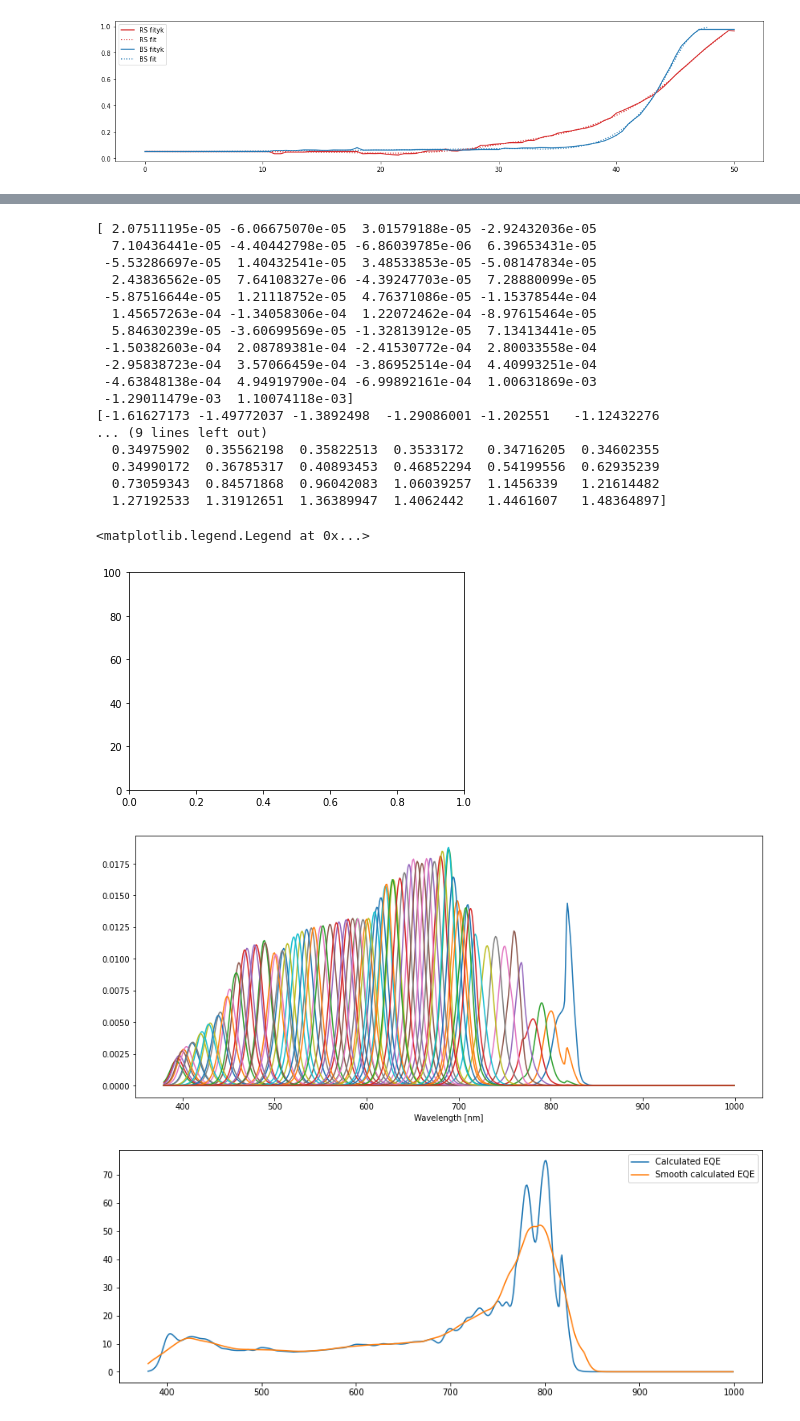
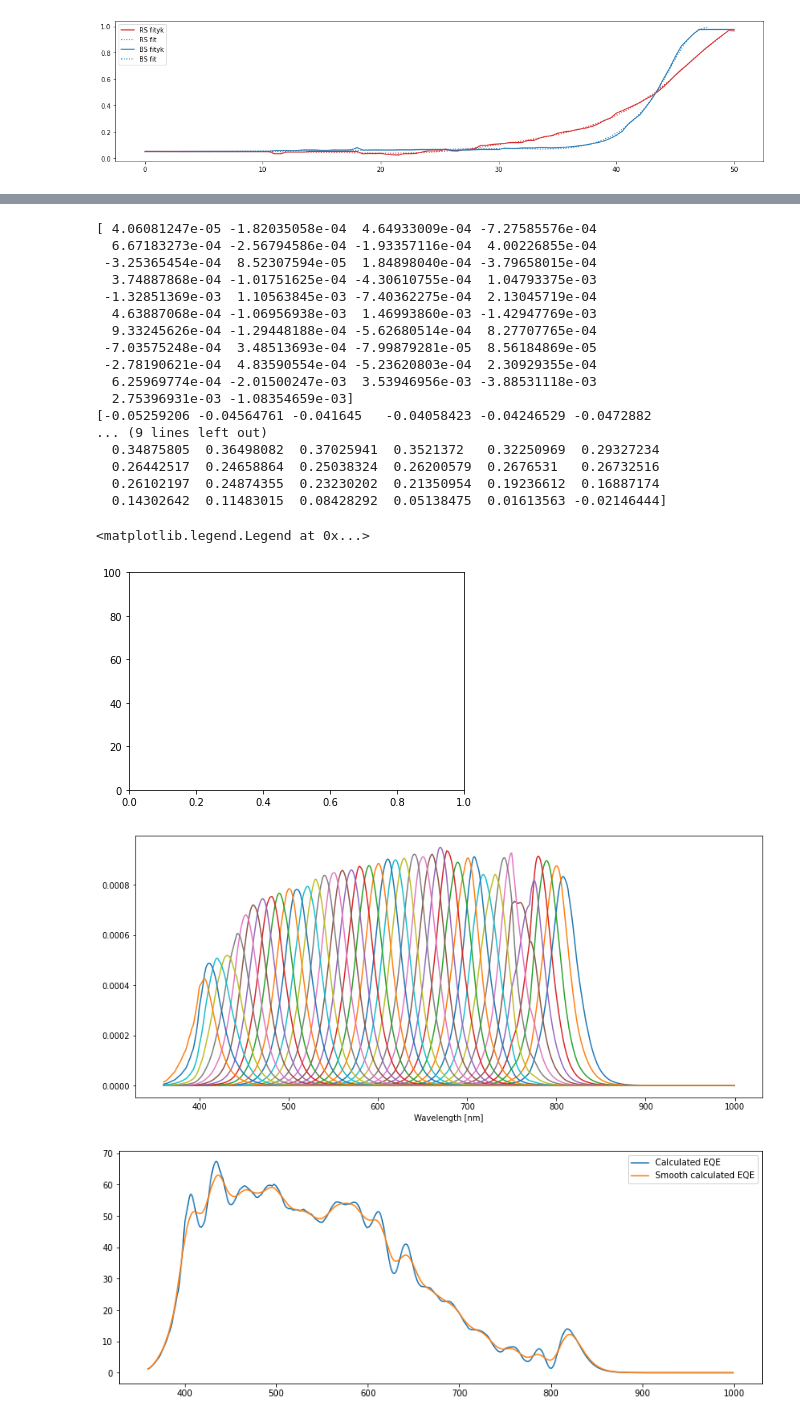
Before and after one commit to mcasademont9/SOLS-EQE, a Jupyter notebook: Numeric method - second try/EQE_third_try_RandBsweeps.ipynb, the cells around one changed output, grey strips where cells are left out. Saved outputs shown, nothing was run; the diff lists cells and outputs as text; code cells hidden in the pictures.

```diff
--- a/Numeric method - second try/EQE_third_try_RandBsweeps.ipynb
+++ b/Numeric method - second try/EQE_third_try_RandBsweeps.ipynb
@@ -353,3 +353,12 @@ RS_stepf_parameters_short[:,-1] = 0         #Set all the constants to 0
 [figure]
 [figure]
 [figure]
+# %%
+#Load the NREL Am1.5G spectra as the imput spectra
+
+NREL_spectras = np.loadtxt('NREL_oficial_spectras.txt', skiprows=2)
+AM15G_spectra = NREL_spectras[:,(0,2)]
+fig, ax =plt.subplots()
+ax.plot(AM15G_spectra[:,0], AM15G_spectra[:,1])
+AM15G_spectra_fit = interpolate.interp1d(AM15G_spectra[:,0], smooth(AM15G_spectra[:,1],20))
+ax.plot(AM15G_spectra[:,0], AM15G_spectra_fit(AM15G_spectra[:,0]))
@@ -356,6 +368,6 @@ RS_stepf_parameters_short[:,-1] = 0         #Set all the constants to 0
 # %%
 CUTWL_RES = 10
-HWHM = CUTWL_RES/2
+HWHM = CUTWL_RES
 
 RS_stepf_parameters_short[:,3] = HWHM
 RS_stepf_parameters_short[:,4] = 0
@@ -364,8 +376,14 @@ BS_stepf_parameters_short[:,3] = -HWHM
 BS_stepf_parameters_short[:,4] = 0
 BS_stepf_parameters_short[:,2] = 1
 
-c_matrix_RS, c_matrix_derivative_RS, c_matrix_wl_RS, c_matrix_cutwl_RS = c_matrix_generator(full_spectra_irradiance_fit, Real_data=True, stepf_parameters=RS_stepf_parameters_short, Red_sweep=True, Derivative= True, c_matrix_res_cutwl=CUTWL_RES, c_matrix_stepf_HWHM=HWHM)
-c_matrix_BS, c_matrix_derivative_BS, c_matrix_wl_BS, c_matrix_cutwl_BS = c_matrix_generator(full_spectra_irradiance_fit, Real_data=True, stepf_parameters=BS_stepf_parameters_short, Red_sweep=False, Derivative= True, c_matrix_res_cutwl=CUTWL_RES, c_matrix_stepf_HWHM=HWHM)
+c_matrix_RS, c_matrix_derivative_RS, c_matrix_wl_RS, c_matrix_cutwl_RS = c_matrix_generator(AM15G_spectra_fit, Real_data=True, stepf_parameters=RS_stepf_parameters_short, Red_sweep=True, Derivative= True, c_matrix_res_cutwl=CUTWL_RES, c_matrix_stepf_HWHM=HWHM)
+c_matrix_BS, c_matrix_derivative_BS, c_matrix_wl_BS, c_matrix_cutwl_BS = c_matrix_generator(AM15G_spectra_fit, Real_data=True, stepf_parameters=BS_stepf_parameters_short, Red_sweep=False, Derivative= True, c_matrix_res_cutwl=CUTWL_RES, c_matrix_stepf_HWHM=HWHM)
+# %%
+for i in range(len(c_matrix_derivative_RS[:,0])):
+    c_matrix_derivative_RS[i,:] = -c_matrix_derivative_RS[i,:]*BS_stepf_parameters_short[-i,2]/2/BS_stepf_parameters_short[-i,3]
+
+for i in range(len(c_matrix_derivative_BS[:,0])):
+    c_matrix_derivative_BS[i,:] = -c_matrix_derivative_BS[i,:]/BS_stepf_parameters_short[i,3]
 # %%
 c_matrix_plotter(c_matrix_derivative_RS, c_matrix_wl_RS)
 c_matrix_plotter(c_matrix_derivative_BS, c_matrix_wl_BS)
@@ -377,9 +395,9 @@ print(c_matrix_derivative_RS.shape)
 # %%
-t = 0
+t = 8
 measure_Jsc_RS = -RedCell_megaarray[:,2,t]
 measure_Jsc_BS = -BlueCell_megaarray[:,2,t]
 
-measure_Jsc_RS_fit=interpolate.UnivariateSpline(np.flip(measure_divwl_RS), np.flip(measure_Jsc_RS), s=30)
+measure_Jsc_RS_fit=interpolate.UnivariateSpline(np.flip(measure_divwl_RS), np.flip(measure_Jsc_RS), s=4)
 fig, ax =plt.subplots(figsize=(10,5))
 ax.plot(measure_divwl_RS, measure_Jsc_RS)
 ax.plot(measure_divwl_RS, measure_Jsc_RS_fit(measure_divwl_RS))
@@ -387,9 +405,9 @@ fig, ax =plt.subplots(figsize=(10,5))
 ax.plot(measure_divwl_RS, measure_Jsc_RS_fit.derivative(n=1)(measure_divwl_RS))
 measure_Jsc_RS_fit_at_divwl = measure_Jsc_RS_fit(measure_divwl_RS)
 measure_Jsc_RS_derivative = measure_Jsc_RS_fit.derivative(n=1)(measure_divwl_RS)
-ax.plot(measure_divwl_RS, measure_Jsc_RS_derivative)
+ax.plot(measure_divwl_RS, -measure_Jsc_RS_derivative)
 
-measure_Jsc_BS_fit=interpolate.UnivariateSpline(measure_divwl_BS, measure_Jsc_BS, s=30)
+measure_Jsc_BS_fit=interpolate.UnivariateSpline(measure_divwl_BS, measure_Jsc_BS, s=7)
 fig, ax =plt.subplots(figsize=(10,5))
 ax.plot(measure_divwl_BS, measure_Jsc_BS)
 ax.plot(measure_divwl_BS, measure_Jsc_BS_fit(measure_divwl_BS))
@@ -398,5 +416,10 @@ ax.plot(measure_divwl_BS, measure_Jsc_BS_fit.derivative(n=1)(measure_divwl_BS))
 measure_Jsc_BS_fit_at_divwl = measure_Jsc_BS_fit(measure_divwl_BS)
 measure_Jsc_BS_derivative = measure_Jsc_BS_fit.derivative(n=1)(measure_divwl_BS)
 ax.plot(measure_divwl_BS, measure_Jsc_BS_derivative)
+
+fig, ax =plt.subplots(figsize=(10,5))
+ax.plot(measure_divwl_BS, measure_Jsc_BS, label = 'BS')
+ax.plot(measure_divwl_RS, measure_Jsc_RS, label = 'RS')
+ax.plot(measure_divwl_RS, measure_Jsc_RS_fit(measure_divwl_RS)+np.flip(measure_Jsc_BS_fit(measure_divwl_BS)))
 # %% [output]
 [<matplotlib.lines.Line2D at 0x...>]
@@ -414,44 +438,44 @@ print(c_matrix_derivative.shape, measure_Jsc_derivative.shape)
 # %%
 plt.ylim(0,100)
 #c_matrix_vderivative = -1*c_matrix_vertical_derivative(c_matrix,axis=0, measure_divwl,s_factor=0)
 
 #c_matrix_derivative[-5:,:] = c_matrix_derivative[-5:,:] * 2
 #c_matrix_derivative[:3,:] = c_matrix_derivative[:3,:] * 2
-c_matrix_plotter(c_matrix_derivative, c_matrix_wl)#, concret_spectra=[0,1, 2,3, 6, 18])
+c_matrix_plotter(c_matrix_derivative_RS, c_matrix_wl)#, concret_spectra=[0])
 
-EQE_linearsolution_all = optimize.lsq_linear(-c_matrix_derivative_RS,5*measure_Jsc_RS_derivative, bounds=(0,100), lsq_solver='lsmr', tol=0.00001, method='trf', max_iter=2000000)
+EQE_linearsolution_all = optimize.lsq_linear(-c_matrix_derivative_RS,5*measure_Jsc_RS_derivative, bounds=(0,100), lsq_solver='lsmr', tol=0.0001, method='trf', max_iter=2000000)
 #EQE_linearsolution, rnorm = optimize.nnls(c_matrix_derivative,10*np.flip(measure_Jsc_derivative), maxiter=2000000)
 print(EQE_linearsolution_all.fun)
 print(measure_Jsc_derivative)
 EQE_linearsolution = EQE_linearsolution_all.x
 #print(EQE_linearsolution_all.success)
 fig,ax = plt.subplots(figsize=(13.5,5))
 ax.plot(c_matrix_wl, EQE_linearsolution, label='Calculated EQE')
 
-ax.plot(c_matrix_wl, smooth(EQE_linearsolution,50), label='Smooth calculated EQE')
+ax.plot(c_matrix_wl, smooth(EQE_linearsolution,20), label='Smooth calculated EQE')
 #ax.plot(c_matrix_wl, interpolate.UnivariateSpline(c_matrix_wl, smooth(EQE_linearsolution,40),s=40)(c_matrix_wl))
 #ax.plot(real_EQE[:,0], real_EQE[:,1], label='Real EQE')
 plt.legend()
 #plt.ylim(0,100)
 # %% [output]
-[ 2.07511195e-05 -6.06675070e-05  3.01579188e-05 -2.92432036e-05
-  7.10436441e-05 -4.40442798e-05 -6.86039785e-06  6.39653431e-05
- -5.53286697e-05  1.40432541e-05  3.48533853e-05 -5.08147834e-05
-  2.43836562e-05  7.64108327e-06 -4.39247703e-05  7.28880099e-05
- -5.87516644e-05  1.21118752e-05  4.76371086e-05 -1.15378544e-04
-  1.45657263e-04 -1.34058306e-04  1.22072462e-04 -8.97615464e-05
-  5.84630239e-05 -3.60699569e-05 -1.32813912e-05  7.13413441e-05
- -1.50382603e-04  2.08789381e-04 -2.41530772e-04  2.80033558e-04
- -2.95838723e-04  3.57066459e-04 -3.86952514e-04  4.40993251e-04
- -4.63848138e-04  4.94919790e-04 -6.99892161e-04  1.00631869e-03
- -1.29011479e-03  1.10074118e-03]
-[-1.61627173 -1.49772037 -1.3892498  -1.29086001 -1.202551   -1.12432276
+[ 4.06081247e-05 -1.82035058e-04  4.64933009e-04 -7.27585576e-04
+  6.67183273e-04 -2.56794586e-04 -1.93357116e-04  4.00226855e-04
+ -3.25365454e-04  8.52307594e-05  1.84898040e-04 -3.79658015e-04
+  3.74887868e-04 -1.01751625e-04 -4.30610755e-04  1.04793375e-03
+ -1.32851369e-03  1.10563845e-03 -7.40362275e-04  2.13045719e-04
+  4.63887068e-04 -1.06956938e-03  1.46993860e-03 -1.42947769e-03
+  9.33245626e-04 -1.29448188e-04 -5.62680514e-04  8.27707765e-04
+ -7.03575248e-04  3.48513693e-04 -7.99879281e-05  8.56184869e-05
+ -2.78190621e-04  4.83590554e-04 -5.23620803e-04  2.30929355e-04
+  6.25969774e-04 -2.01500247e-03  3.53946956e-03 -3.88531118e-03
+  2.75396931e-03 -1.08354659e-03]
+[-0.05259206 -0.04564761 -0.041645   -0.04058423 -0.04246529 -0.0472882
 ... (9 lines left out)
-  0.34975902  0.35562198  0.35822513  0.3533172   0.34716205  0.34602355
-  0.34990172  0.36785317  0.40893453  0.46852294  0.54199556  0.62935239
-  0.73059343  0.84571868  0.96042083  1.06039257  1.1456339   1.21614482
-  1.27192533  1.31912651  1.36389947  1.4062442   1.4461607   1.48364897]
+  0.34875805  0.36498082  0.37025941  0.3521372   0.32250969  0.29327234
+  0.26442517  0.24658864  0.25038324  0.26200579  0.2676531   0.26732516
+  0.26102197  0.24874355  0.23230202  0.21350954  0.19236612  0.16887174
+  0.14302642  0.11483015  0.08428292  0.05138475  0.01613563 -0.02146444]
 <matplotlib.legend.Legend at 0x...>
 [figure]
-[figure, old version]
+[figure, new version]
-[figure, old version]
+[figure, new version]
```
Also changed, not shown: parts of 8 cells of this notebook.
